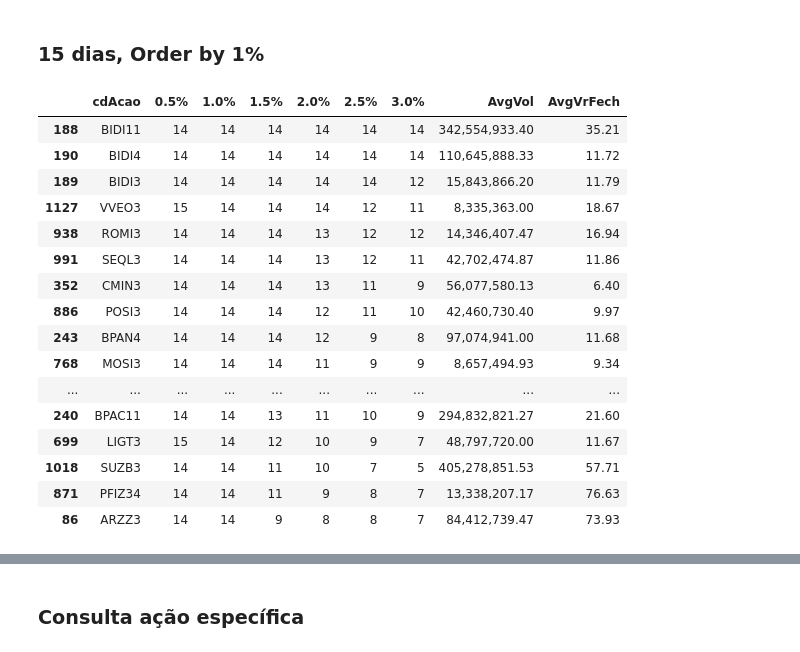
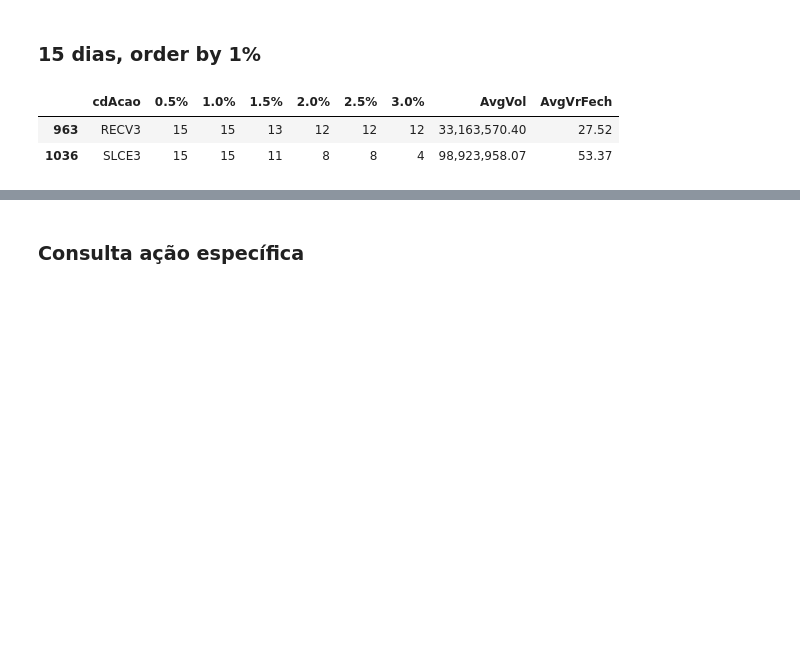
Before and after one commit to alexandre-esmeraldo/StockManager, a Jupyter notebook: StockManager_Processamento.ipynb, the cells around one changed output, grey strips where cells are left out. Saved outputs shown, nothing was run; the diff lists cells and outputs as text; code cells hidden in the pictures; blank space fills up the shorter version.

```diff
--- a/StockManager_Processamento.ipynb
+++ b/StockManager_Processamento.ipynb
@@ -33,8 +33,23 @@ time.asctime( time.localtime(time.time()) )
 # %%
 def carrega_dados():
     layout = [2, 8, 2, 12, 3, 12, 10, 3, 4, 13, 13, 13, 13, 13, 13, 13, 5, 18, 18, 13, 1, 8, 7, 13, 12, 3]
-    df = pd.read_fwf("arquivos/COTAHIST_A2021.ZIP", widths=layout, compression='zip',engine='c',
+#     df = pd.read_fwf("arquivos/COTAHIST_A2021.ZIP", widths=layout, compression='zip',engine='c',
+#                     names=["TIPREG", "DTEXCH", "CODBDI", "CODNEG", "TPMERC", "NOMRES", "ESPECI", "PRAZOT", "MODREF", "PREABE", "PREMAX", "PREMIN", "PREMED", "PREULT", "PREOFC", "PREOFV", "TOTNEG", "QUATOT", "VOLTOT", "PREEXE", "INDOPC", "DATVEN", "FATCOT", "PTOEXE", "CODISI", "DISMES"])
+
+    df = pd.read_fwf("arquivos/COTAHIST_A2022.ZIP", widths=layout, compression='zip',engine='c',
                     names=["TIPREG", "DTEXCH", "CODBDI", "CODNEG", "TPMERC", "NOMRES", "ESPECI", "PRAZOT", "MODREF", "PREABE", "PREMAX", "PREMIN", "PREMED", "PREULT", "PREOFC", "PREOFV", "TOTNEG", "QUATOT", "VOLTOT", "PREEXE", "INDOPC", "DATVEN", "FATCOT", "PTOEXE", "CODISI", "DISMES"])
+
+################## temporário #####################
+    df_112021 = pd.read_fwf("arquivos/COTAHIST_M112021.ZIP", widths=layout, compression='zip',engine='c',
+                    names=["TIPREG", "DTEXCH", "CODBDI", "CODNEG", "TPMERC", "NOMRES", "ESPECI", "PRAZOT", "MODREF", "PREABE", "PREMAX", "PREMIN", "PREMED", "PREULT", "PREOFC", "PREOFV", "TOTNEG", "QUATOT", "VOLTOT", "PREEXE", "INDOPC", "DATVEN", "FATCOT", "PTOEXE", "CODISI", "DISMES"])
+
+    df_122021 = pd.read_fwf("arquivos/COTAHIST_M122021.ZIP", widths=layout, compression='zip',engine='c',
+                    names=["TIPREG", "DTEXCH", "CODBDI", "CODNEG", "TPMERC", "NOMRES", "ESPECI", "PRAZOT", "MODREF", "PREABE", "PREMAX", "PREMIN", "PREMED", "PREULT", "PREOFC", "PREOFV", "TOTNEG", "QUATOT", "VOLTOT", "PREEXE", "INDOPC", "DATVEN", "FATCOT", "PTOEXE", "CODISI", "DISMES"])
+
+    df = pd.concat([df_112021, df_122021, df])
+
+################## temporário #####################
+
     df = df.loc[df["CODBDI"] == 2]
 
     df02 = pd.DataFrame({
@@ -42,24 +57,9 @@ def carrega_dados():
         ,"dtPregao":pd.to_datetime(df["DTEXCH"], format="%Y%m%d", errors="ignore")
         ,"vrFech":df["PREULT"] / 100
         ,"vrVolume":df["VOLTOT"] / 100
-    #    ,"pc_variacao":((df["PREULT"] / df["PREULT"].shift(1)) -1) * 100
         ,"vrMaxDia":df["PREMAX"] / 100
         ,"vrMinDia":df["PREMIN"] / 100
-    #    ,"pc_maximo_dia":
-    #    ,"pc_minimo_dia":
         ,"vrAbert":df["PREABE"] / 100
-    #    ,"pc_abertura":
-    #    ,"ic_0_50_pc":
-    #    ,"ic_1_00_pc":
-    #    ,"ic_1_50_pc":
-    #    ,"ic_2_00_pc":
-    #    ,"ic_2_50_pc":
-    #    ,"ic_3_00_pc":
-    #    ,"vr_result_1_00_pc":
-    #    ,"vr_result_1_50_pc":
-    #    ,"vr_result_2_00_pc":
-    #    ,"vr_result_2_50_pc":
-    #    ,"vr_result_3_00_pc":
     })
     df02 = df02.sort_values(["cdAcao", "dtPregao"], ascending=True)
 
@@ -197,22 +190,8 @@ df05_20d.loc[(df05_20d["AvgVol"] > 6000000) & (df05_20d["1.0%"] >= 19) & (df05_2
 # %% [markdown]
-### 15 dias, Order by 1%
+### 15 dias, order by 1%
 # %%
-df05_15d.loc[(df05_15d["AvgVol"] > 6000000) & (df05_15d["1.0%"] >= 14) & (df05_15d["AvgVrFech"] > 5)]
+df05_15d.loc[(df05_15d["AvgVol"] > 6000000) & (df05_15d["1.0%"] >= 15) & (df05_15d["AvgVrFech"] > 5)]
 # %% [output]
 |  | cdAcao | 0.5% | 1.0% | 1.5% | 2.0% | 2.5% | 3.0% | AvgVol | AvgVrFech |
-| 188 | BIDI11 | 14 | 14 | 14 | 14 | 14 | 14 | 342,554,933.40 | 35.21 |
-| 190 | BIDI4 | 14 | 14 | 14 | 14 | 14 | 14 | 110,645,888.33 | 11.72 |
-| 189 | BIDI3 | 14 | 14 | 14 | 14 | 14 | 12 | 15,843,866.20 | 11.79 |
-| 1127 | VVEO3 | 15 | 14 | 14 | 14 | 12 | 11 | 8,335,363.00 | 18.67 |
-| 938 | ROMI3 | 14 | 14 | 14 | 13 | 12 | 12 | 14,346,407.47 | 16.94 |
-| 991 | SEQL3 | 14 | 14 | 14 | 13 | 12 | 11 | 42,702,474.87 | 11.86 |
-| 352 | CMIN3 | 14 | 14 | 14 | 13 | 11 | 9 | 56,077,580.13 | 6.40 |
-| 886 | POSI3 | 14 | 14 | 14 | 12 | 11 | 10 | 42,460,730.40 | 9.97 |
-| 243 | BPAN4 | 14 | 14 | 14 | 12 | 9 | 8 | 97,074,941.00 | 11.68 |
-| 768 | MOSI3 | 14 | 14 | 14 | 11 | 9 | 9 | 8,657,494.93 | 9.34 |
-| ... | ... | ... | ... | ... | ... | ... | ... | ... | ... |
-| 240 | BPAC11 | 14 | 14 | 13 | 11 | 10 | 9 | 294,832,821.27 | 21.60 |
-| 699 | LIGT3 | 15 | 14 | 12 | 10 | 9 | 7 | 48,797,720.00 | 11.67 |
-| 1018 | SUZB3 | 14 | 14 | 11 | 10 | 7 | 5 | 405,278,851.53 | 57.71 |
-| 871 | PFIZ34 | 14 | 14 | 11 | 9 | 8 | 7 | 13,338,207.17 | 76.63 |
-| 86 | ARZZ3 | 14 | 14 | 9 | 8 | 8 | 7 | 84,412,739.47 | 73.93 |
+| 963 | RECV3 | 15 | 15 | 13 | 12 | 12 | 12 | 33,163,570.40 | 27.52 |
+| 1036 | SLCE3 | 15 | 15 | 11 | 8 | 8 | 4 | 98,923,958.07 | 53.37 |
```
Also changed, not shown: parts of 33 cells of this notebook.
